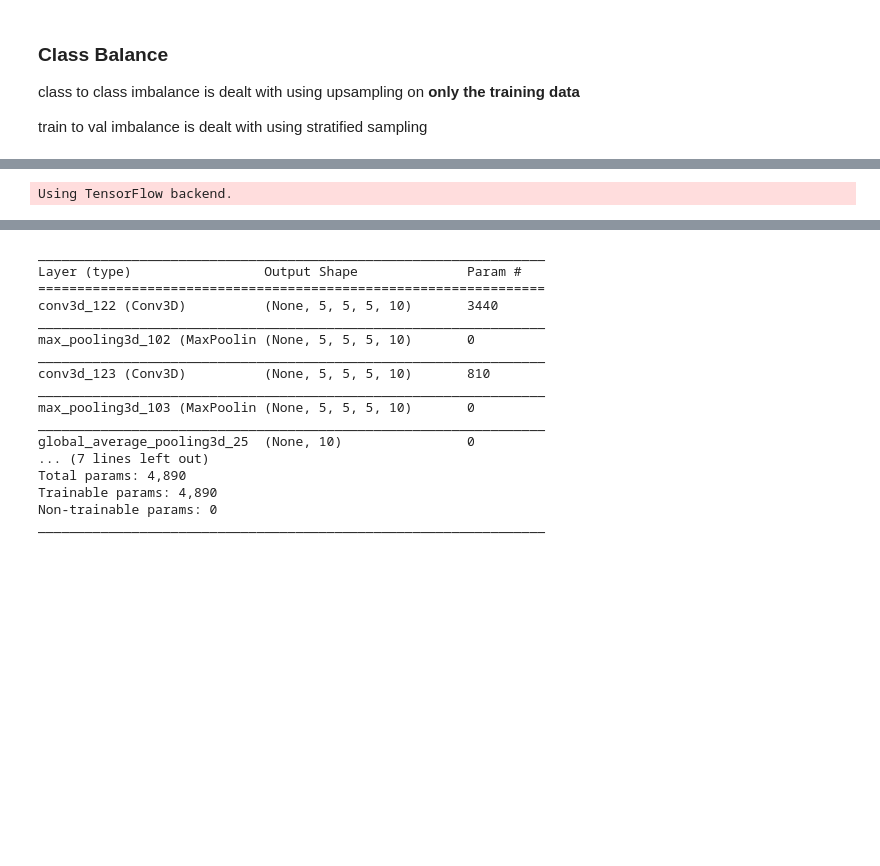
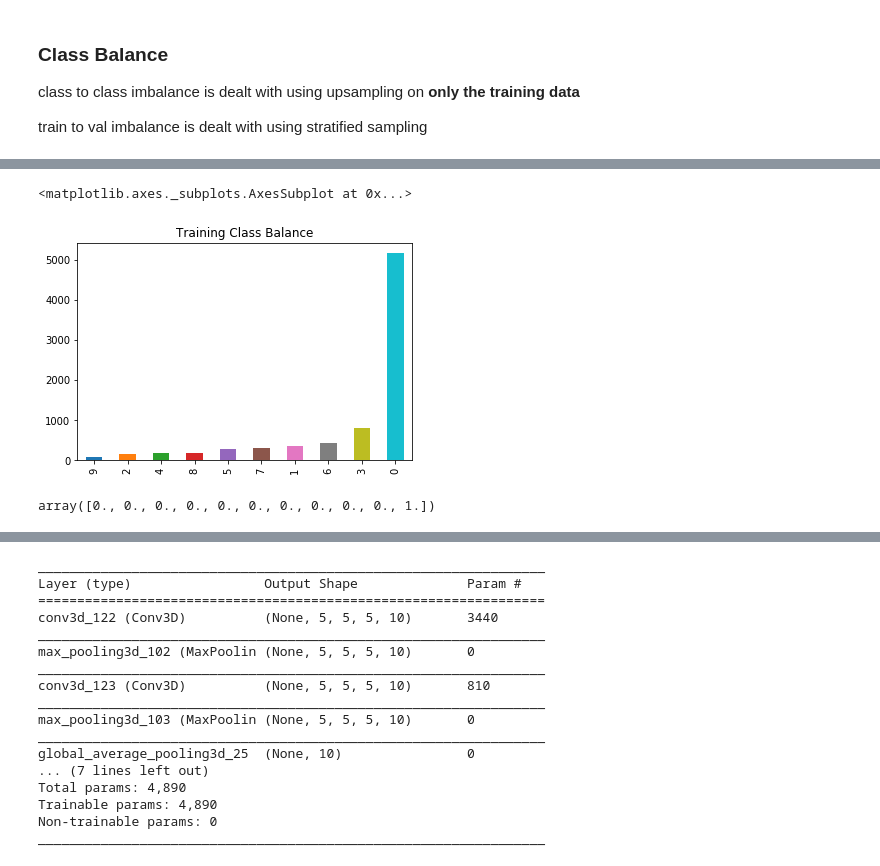
Before and after one commit to Ryanglambert/3d_model_retriever, a Jupyter notebook: EDA.ipynb, the cells around one changed output, grey strips where cells are left out. Saved outputs shown, nothing was run; the diff lists cells and outputs as text; code cells hidden in the pictures; blank space fills up the shorter version.

```diff
--- a/EDA.ipynb
+++ b/EDA.ipynb
@@ -98,0 +115,30 @@ train to val imbalance is dealt with using stratified sampling
+# %%
+import pandas as pd
+from keras.utils import to_categorical
+import matplotlib.pyplot as plt
+%matplotlib inline
+import numpy as np
+
+from data import load_data
+from plots import plot_vox
+from utils import upsample_classes, stratified_shuffle
+
+(x_train, y_train), (x_test, y_test), target_names = load_data('./ModelNet10/')
+x_train, y_train, x_val, y_val = stratified_shuffle(x_train, y_train, test_size=.1)
+# x_train, y_train = upsample_classes(x_train, y_train)
+# y_train = to_categorical(y_train)
+# y_test = to_categorical(y_test)
+
+# np.random.seed(42)
+# train_indices = np.random.choice(np.arange(0, y_train.shape[0]), y_train.shape[0], replace=False)
+
+# x_train = x_train[train_indices]
+# y_train = y_train[train_indices]
+# %%
+x, y = upsample_classes(x_train, y_train)
+# %%
+train = pd.DataFrame(y)
+train[0].value_counts().sort_values().plot(kind='bar', title='Training Class Balance')
+# %% [output]
+<matplotlib.axes._subplots.AxesSubplot at 0x...>
+[figure, added]
@@ -99,3 +149,7 @@ train to val imbalance is dealt with using stratified sampling
+# %%
+np.append(a, b)
+# %% [output]
+array([0., 0., 0., 0., 0., 0., 0., 0., 0., 0., 1.])
 # %%
 from keras.utils import to_categorical
 import matplotlib.pyplot as plt
@@ -104,8 +158,11 @@ import numpy as np
 
 from data import load_data
 from plots import plot_vox
+from utils import upsample_classes, stratified_shuffle
 
 (x_train, y_train), (x_test, y_test), target_names = load_data('./ModelNet10/')
+x_train, y_train, x_val, y_val = stratified_shuffle(x_train, y_train, test_size=.1)
+# x_train, y_train = upsample_classes(x_train, y_train)
 # y_train = to_categorical(y_train)
 # y_test = to_categorical(y_test)
 
@@ -114,5 +171,3 @@ from plots import plot_vox
 
 # x_train = x_train[train_indices]
 # y_train = y_train[train_indices]
-# %% [output]
-Using TensorFlow backend.
```
Also changed, not shown: parts of 16 cells of this notebook.
